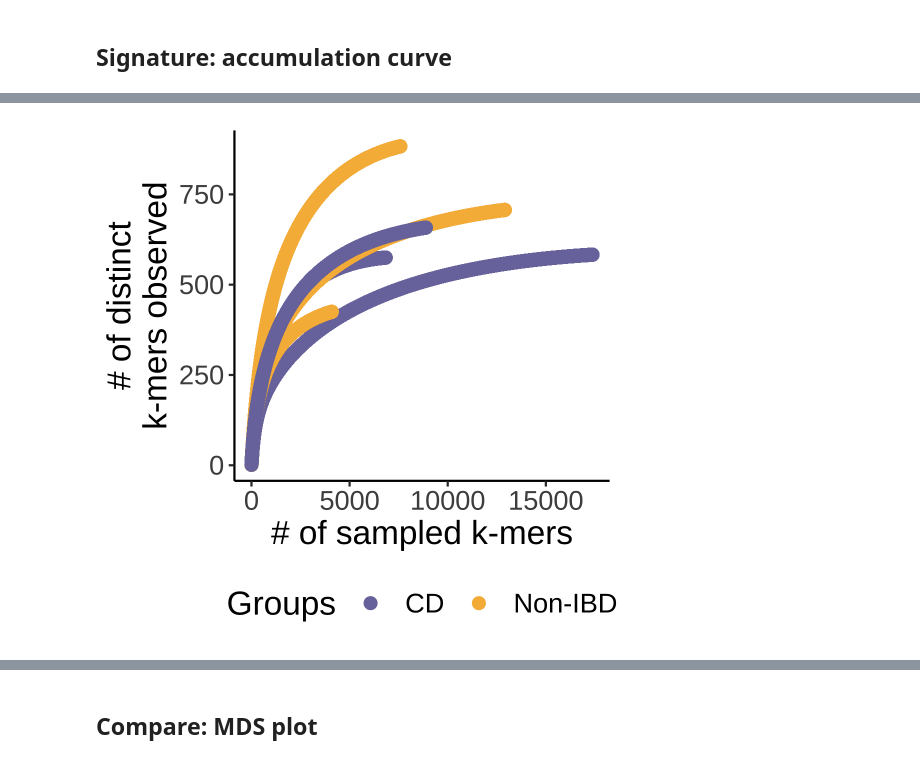
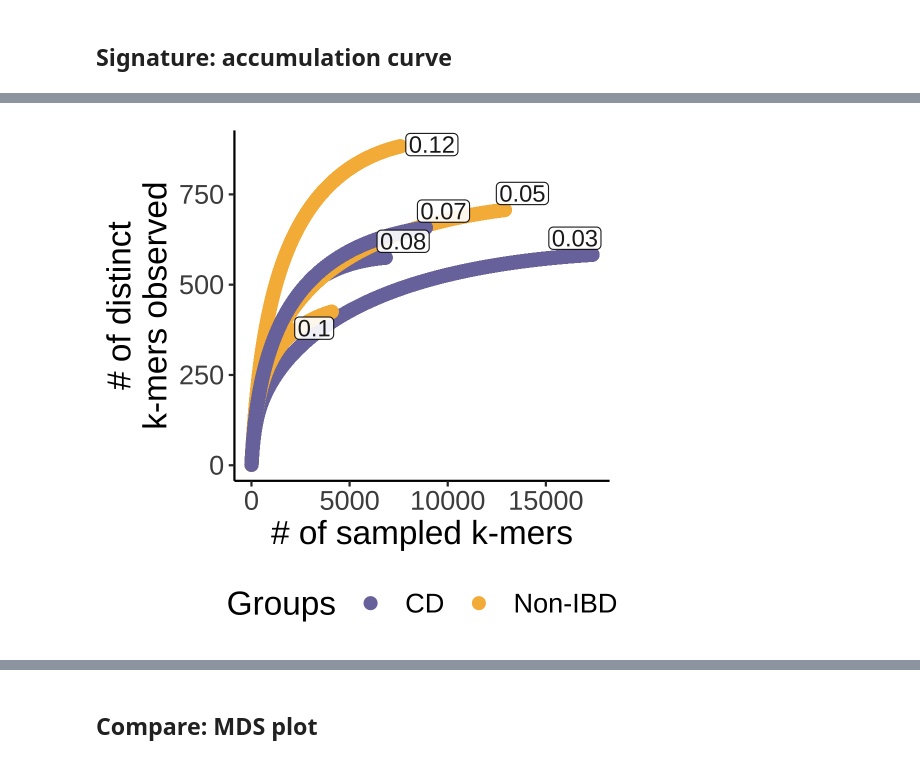
Before and after one commit to Arcadia-Science/2022-sourmashconsumr-validation, a Jupyter notebook: notebooks/20230105_other_pub_figures.ipynb, the cells around one changed output, grey strips where cells are left out. Drawn from its saved outputs; the diff is of its cells as text; code cells hidden in the pictures.

```diff
--- a/notebooks/20230105_other_pub_figures.ipynb
+++ b/notebooks/20230105_other_pub_figures.ipynb
@@ -128,3 +128,19 @@ rarefaction_df <- from_signatures_to_rarefaction_df(signatures_df = gut_signatur
 # join the metadata data frame with the rarefaction_df
 rarefaction_df <- rarefaction_df %>%
   dplyr::left_join(metadata, by = c("name" = "run_accessions"))
+# %%
+# calculate the average slope and minimum non-zero slope as an estimate for saturation
+slope_df <- data.frame()
+for(accession_i in unique(rarefaction_df$name)){
+  rarefaction_accession_i <- rarefaction_df %>%
+    filter(name == accession_i)
+  run_i <- diff(rarefaction_accession_i$num_kmers_sampled)
+  rise_i <- diff(rarefaction_accession_i$num_kmers_observed)
+  slope_i <- rise_i/run_i
+  mean_slope_i <- mean(slope_i)
+  slope_df_i <- data.frame(accession = accession_i,
+                           mean_slope = mean_slope_i)
+  slope_df <- bind_rows(slope_df, slope_df_i)
+}
+
+rarefaction_df <- left_join(rarefaction_df, slope_df, by = c("name" = "accession"))
@@ -131,19 +159,25 @@ rarefaction_df <- rarefaction_df %>%
 # %%
 # adjust plot size rendered inline
 options(repr.plot.width = 3.5, repr.plot.height = 3.5, repr.plot.res = 300)
 
 # create and modify a plot
 rarefaction_plt <- plot_signatures_rarefaction(rarefaction_df = rarefaction_df, fraction_of_points_to_plot = 1) +
   ggplot2::geom_point(ggplot2::aes(color = groups), size = 2.5) +
   scale_color_manual(values = c("#7A77AB", "#F7B846"),
                      labels = c("CD", "Non-IBD")) +
   theme(legend.position = "bottom",
         axis.text = element_text(size = 13),
         axis.title = element_text(size = 16),
         legend.text = element_text(size = 13),
         legend.title = element_text(size = 16)) +
   labs(color = "Groups", x = "# of sampled k-mers", y = "# of distinct\nk-mers observed")
 
-rarefaction_plt
+set.seed(1)
+rarefaction_plt2 <- rarefaction_plt +
+  ggrepel::geom_label_repel(data = rarefaction_df %>% group_by(name) %>% slice_max(order_by = num_kmers_observed),
+                            aes(label = round(mean_slope, digits = 2)),
+                            alpha = .9, box.padding = 0.1, label.padding = 0.1, force = 3, size = 4)
+
+rarefaction_plt2
 # %% [output]
-[figure, old version]
+[figure, new version]
```
Also changed, not shown: parts of 19 cells of this notebook, 2 other files.
